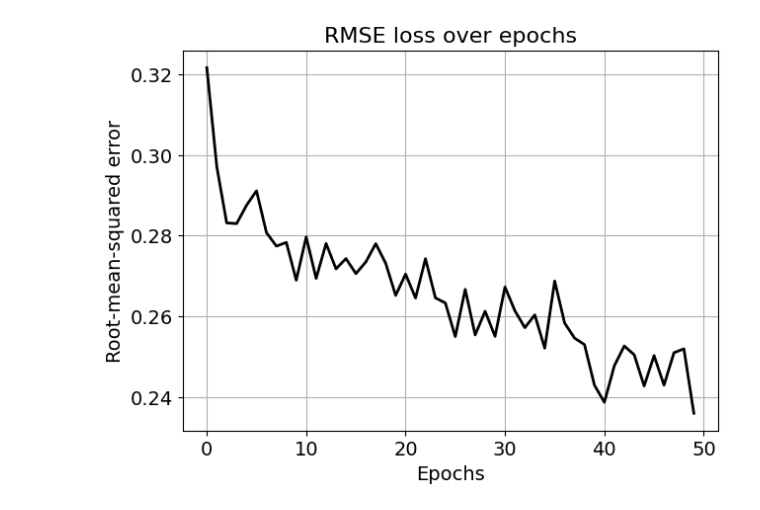
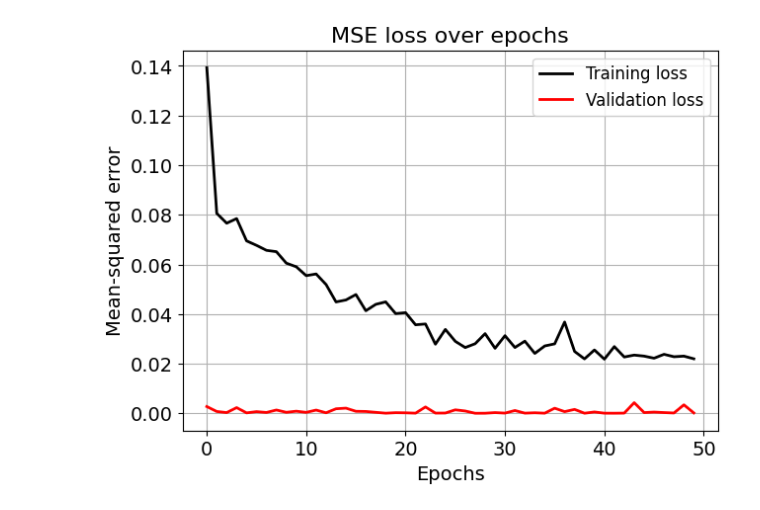
Before and after one commit to VPManninen/ADAML_Pien-Saimaa_A1, a Jupyter notebook: RNN_implementation.ipynb, the cells around one changed output. Saved outputs shown, nothing was run; the diff lists cells and outputs as text; code cells hidden in the pictures.

```diff
--- a/RNN_implementation.ipynb
+++ b/RNN_implementation.ipynb
@@ -102,15 +110,17 @@ plt.show()
 # %%
+# define the embeddig size
 step = EMBEDDING_SIZE
-
+# split the data
 train_norm = data_norm[:Tp,:]
 val_norm = data_norm[Tp:Tp+Tv,:]
 test_norm = data_norm[Tp+Tv:,:]
 
 # add step elements into train and test
-test_norm = np.append(test_norm,np.repeat(test_norm[-1,:],step).reshape(-1,4).T, axis=0)
-val_norm = np.append(val_norm,np.repeat(val_norm[-1,:],step).reshape(-1,4).T, axis=0)
-train_norm = np.append(train_norm,np.repeat(train_norm[-1,:],step).reshape(-1,4).T, axis=0)
+#test_norm = np.append(test_norm,np.repeat(test_norm[-1,:],step).reshape(-1,EMBEDDING_SIZE).T, axis=0)
+#val_norm = np.append(val_norm,np.repeat(val_norm[-1,:],step).reshape(-1,EMBEDDING_SIZE).T, axis=0)
+#train_norm = np.append(train_norm,np.repeat(train_norm[-1,:],step).reshape(-1,EMBEDDING_SIZE).T, axis=0)
 
+# check the sizes
 print("Train data length:", train_norm.shape)
 print("Val data length:", val_norm.shape)
 print("Test data length:", test_norm.shape)
@@ -145,5 +156,9 @@ Test data shape: (4077, 4, 3) ,  (4077,)
 # %%
-def build_simple_rnn(num_units=128, embedding=EMBEDDING_SIZE,num_dense=32,lr=0.001):
+# check point so that only the model with smalles validation loss is saved
+cp = ModelCheckpoint('RNN_model/', save_best_only=True)
+
+# define the RNN model
+def build_simple_rnn(num_units=NUM_UNITS, embedding=EMBEDDING_SIZE,num_dense=NUM_DENSE,lr=LEARNING_RATE):
     """
     Builds and compiles a simple RNN model
     Arguments:
@@ -158,7 +173,7 @@ def build_simple_rnn(num_units=128, embedding=EMBEDDING_SIZE,num_dense=32,lr=0.0
     model.add(SimpleRNN(units=num_units, input_shape=(embedding,3), activation="relu"))
     model.add(Dense(num_dense, activation="relu"))
     model.add(Dense(1))
-    model.compile(loss='mean_squared_error', optimizer=RMSprop(lr=lr),metrics=['mse'])
+    model.compile(loss='mean_squared_error', optimizer=keras.optimizers.legacy.RMSprop(lr=lr),metrics=['mse'])
 
     return model
 
@@ -190,12 +198,19 @@ class MyCallback(Callback):
 # %%
-batch_size = 16
+batch_size = BATCH_SIZE
 num_epochs = 50
 
+# train the model
+start = time.time()
 model.fit(trainX,trainY,
           epochs=num_epochs,
           batch_size=batch_size,
-          callbacks=[MyCallback()],
+          callbacks=[cp],
           verbose=1,
           validation_data=(valX, valY))
+
+end = time.time()
+print("Training time " + str(end-start))
+# load the saved model
+RNN_model_best = load_model('RNN_model/')
 # %% [output]
 Epoch 1/50
@@ -219,13 +283,16 @@ Epoch 50/50
 # %%
+# visualize the losses over the epochs
 plt.figure(figsize=(7,5))
-plt.title("RMSE loss over epochs",fontsize=16)
-plt.plot(np.sqrt(model.history.history['loss']),c='k',lw=2)
+plt.title("MSE loss over epochs",fontsize=16)
+plt.plot((model.history.history['loss']),c='k',lw=2, label="Training loss")
+plt.plot((model.history.history['val_loss']),c='r',lw=2, label="Validation loss")
 plt.grid(True)
 plt.xlabel("Epochs",fontsize=14)
-plt.ylabel("Root-mean-squared error",fontsize=14)
+plt.legend(fontsize=12)
+plt.ylabel("Mean-squared error",fontsize=14)
 plt.xticks(fontsize=14)
 plt.yticks(fontsize=14)
 plt.show()
 # %% [output]
-[figure, old version]
+[figure, new version]
 # %%
```
Also changed, not shown: parts of 11 cells of this notebook.
